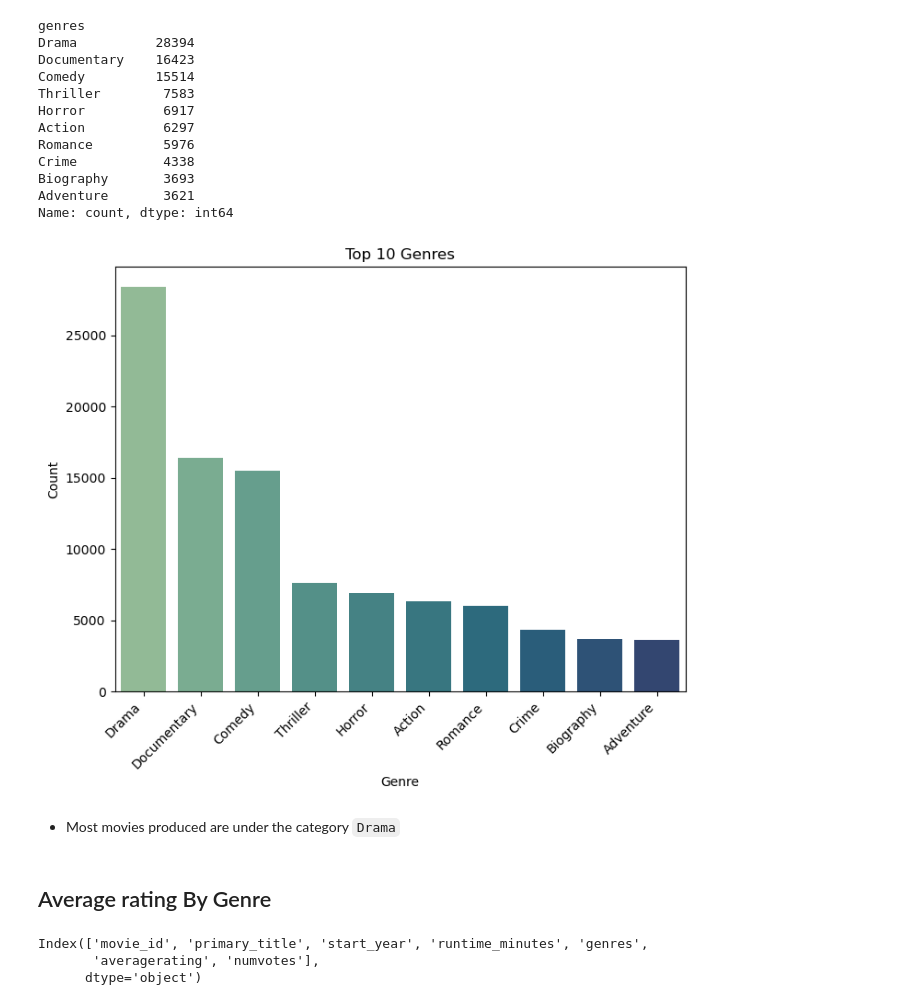
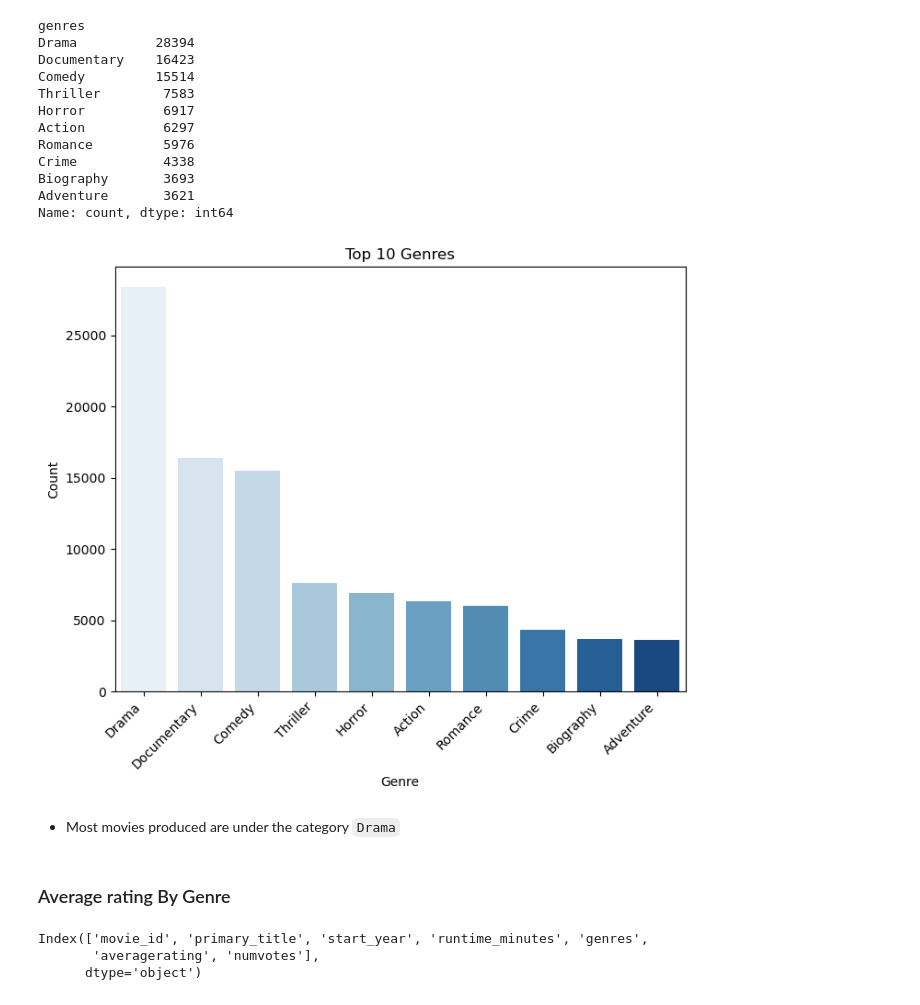
Before and after one commit to Lisa-752/Movie_Analysis, a Jupyter notebook: Movie Production Analysis.ipynb, the cells around one changed output. Cells and saved outputs as stored; diff of their text form; code cells hidden in the pictures.

```diff
--- a/Movie Production Analysis.ipynb
+++ b/Movie Production Analysis.ipynb
@@ -693,7 +690,8 @@ pd.read_sql("""SELECT *
 imdb= pd.read_sql("""SELECT *
                      FROM movie_basics
                      INNER JOIN movie_ratings
-                         USING (movie_id);""",conn)
+                         USING (movie_id);"""
+                 ,conn)
 # %%
 imdb.info()
 # %% [output]
@@ -791,25 +841,25 @@ Name: count, dtype: int64
 # %%
 # create a visual using barplot
 genre_df = genre_count.reset_index()
 genre_df.columns = ['Genre', 'Count']
 plt.figure(figsize= (8,6))
 
 # create a bar plot
-sns.barplot(x= 'Genre', y= 'Count', data= genre_df, palette= 'crest')
+sns.barplot(x= 'Genre', y= 'Count', data= genre_df, palette= 'Blues')
 
 # title and label
 plt.xlabel("Genre")
 plt.ylabel("Count")
 plt.title("Top 10 Genres")
 
 # customize xticks
 plt.xticks(rotation= 45, ha= "right");
 # %% [output]
-[figure, old version]
+[figure, new version]
 # %% [markdown]
 * Most movies produced are under the category `Drama`
 # %% [markdown]
-## Average rating By Genre
+### Average rating By Genre
 # %%
 imdb_db.columns
 # %% [output]
```
Also changed, not shown: parts of 36 cells of this notebook.
